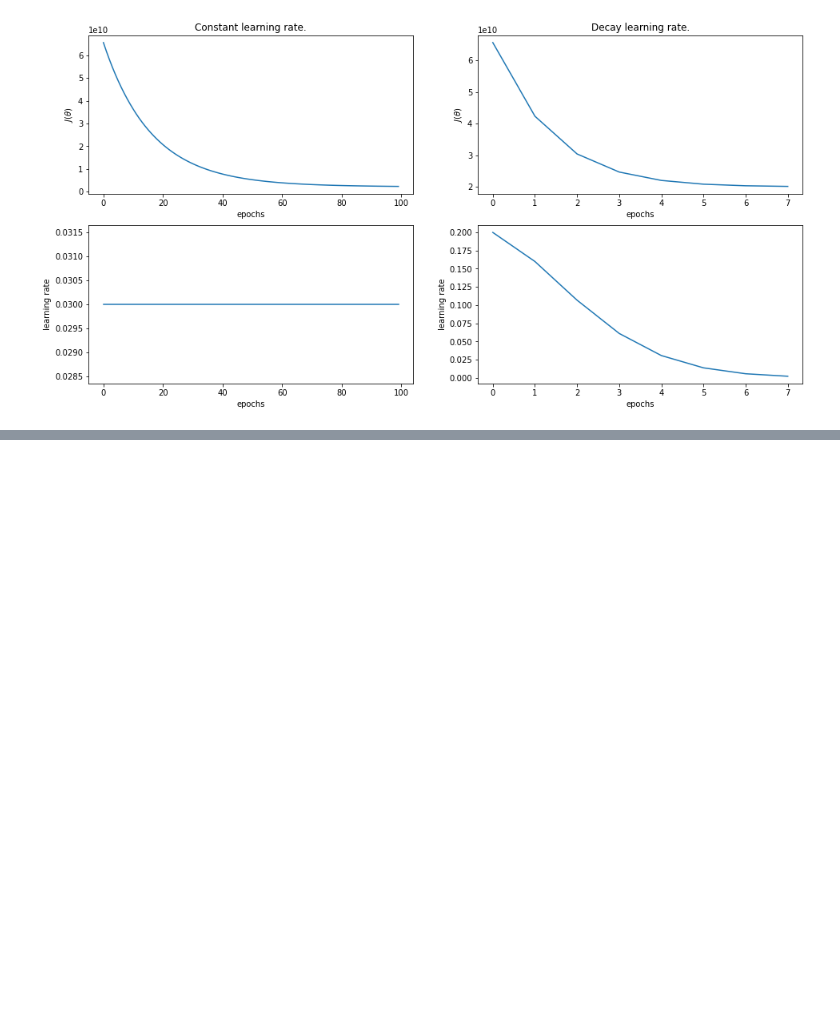
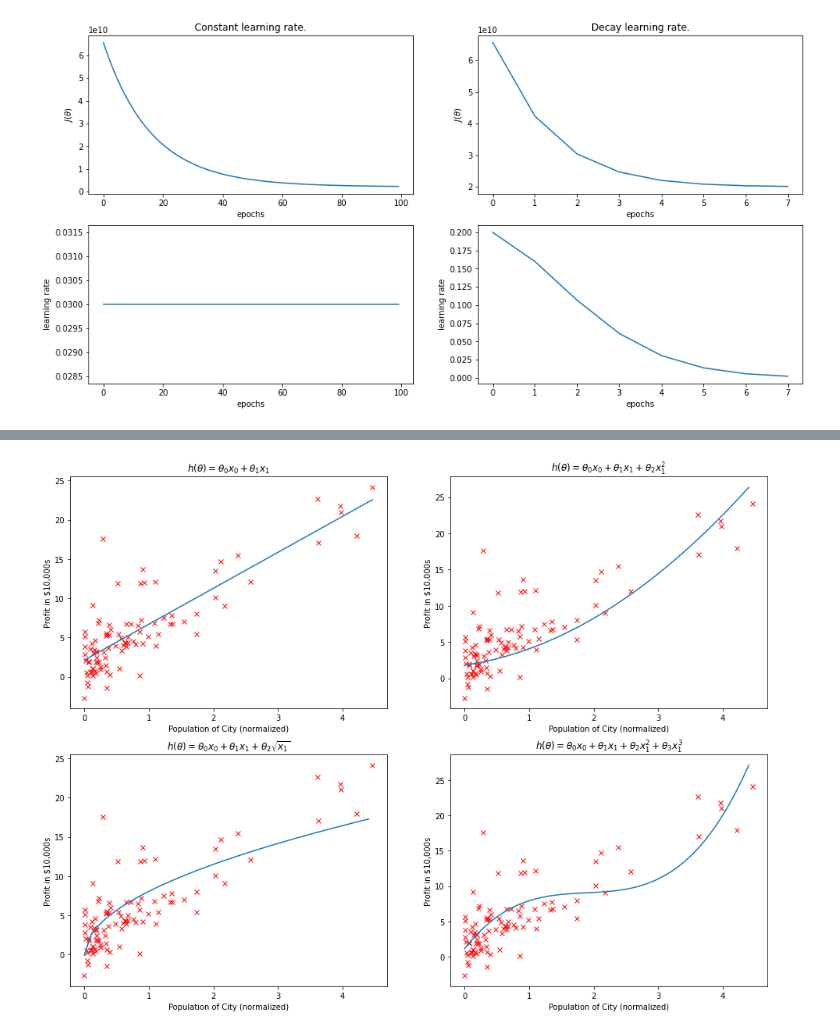
Before and after one commit to Michael-Wisniewski/machine-learning-algorithms, a Jupyter notebook: src/Linear regression algorithms.ipynb, the cells around one changed output, grey strips where cells are left out. Cells and saved outputs as stored; diff of their text form; code cells hidden in the pictures; blank space fills up the shorter version.

```diff
--- a/src/Machine learning algorithms.ipynb
+++ b/src/Linear regression algorithms.ipynb
@@ -606,0 +601,99 @@ plt.show()
+# %%
+import numpy as np
+from matplotlib import pyplot as plt
+
+# Columns: population of city, profit
+data = np.loadtxt('datasets/food_truck.csv', delimiter=',')
+
+m = data.shape[0]
+X = data[:, 0:1]
+y = data[:, 1:2]
+
+X, _, _ = feature_normalize(X)
+X = X + np.abs(np.min(X))
+
+plt.figure(figsize=(16, 12))
+
+# Linear function
+X_linear = np.hstack((np.ones((m, 1)), X[:, 0:1]))
+iterations = 800
+alpha = 0.01
+theta = np.array([[0], [0]])
+
+for _ in range(iterations):
+    theta = gradient_descent(X_linear, y, theta, alpha)
+
+plt.subplot(2, 2, 1)
+plt.title(r'$h(\theta)=\theta_0x_0 + \theta_1x_1$')
+plt.xlabel('Population of City (normalized)')
+plt.ylabel('Profit in $10,000s')
+plt.plot(X, y, 'xr')
+
+min_max = np.array([[np.min(X)], [np.max(X)]])
+min_max_with_x0 = np.hstack((np.ones((2,1)), min_max))
+pred = min_max_with_x0.dot(theta)
+plt.plot(min_max, pred)
+
+# Quadratic function
+X_quadratic = np.hstack((np.ones((X.shape[0], 1)), X, (X * X)))
+iterations = 80
+alpha = 0.01
+theta = np.array([[0], [0], [0]])
+
+for _ in range(iterations):
+    theta = gradient_descent(X_quadratic, y, theta, alpha)
+
+plt.subplot(2, 2, 2)
+plt.title(r'$h(\theta)=\theta_0x_0 + \theta_1x_1 + \theta_2x_1^2$')
+plt.xlabel('Population of City (normalized)')
+plt.ylabel('Profit in $10,000s')
+plt.plot(X, y, 'xr')
+
+min_max = np.arange(np.min(X), np.max(X), 0.1)[:, np.newaxis]
+min_max_with_x0 = np.hstack((np.ones((min_max.shape[0], 1)), min_max, (min_max*min_max)))
+pred = min_max_with_x0.dot(theta)
+plt.plot(min_max, pred)
+
+# Square root function
+X_square_root = np.hstack((np.ones((X.shape[0], 1)), X, np.sqrt(X)))
+iterations = 20
+alpha = 0.01
+theta = np.array([[0], [0], [8]])
+
+for _ in range(iterations):
+    theta = gradient_descent(X_square_root, y, theta, alpha)
+
+plt.subplot(2, 2, 3)
+plt.title(r'$h(\theta)=\theta_0x_0 + \theta_1x_1 + \theta_2\sqrt{x_1}$')
+plt.xlabel('Population of City (normalized)')
+plt.ylabel('Profit in $10,000s')
+plt.plot(X, y, 'xr')
+
+min_max = np.arange(np.min(X), np.max(X), 0.1)[:, np.newaxis]
+min_max_with_x0 = np.hstack((np.ones((min_max.shape[0], 1)), min_max, np.sqrt(min_max)))
+pred = min_max_with_x0.dot(theta)
+plt.plot(min_max, pred)
+
+# Polynomial function
+X_polynomial = np.hstack((np.ones((X.shape[0], 1)), X, (X * X), (X * X * X)))
+iterations = 3000
+alpha = 0.001
+theta = np.array([[1], [10], [-9], [2]])
+
+for _ in range(iterations):
+    theta = gradient_descent(X_polynomial, y, theta, alpha)
+
+plt.subplot(2, 2, 4)
+plt.title(r'$h(\theta)=\theta_0x_0 + \theta_1x_1 + \theta_2x_1^2 + \theta_3x_1^3$')
+plt.xlabel('Population of City (normalized)')
+plt.ylabel('Profit in $10,000s')
+plt.plot(X, y, 'xr')
+
+min_max = np.arange(np.min(X), np.max(X), 0.1)[:, np.newaxis]
+min_max_with_x0 = np.hstack((np.ones((min_max.shape[0], 1)), min_max, (min_max*min_max), (min_max*min_max*min_max)))
+pred = min_max_with_x0.dot(theta)
+plt.plot(min_max, pred)
+
+plt.show()
+# %% [output]
+[figure, added]
```
Also changed, not shown: parts of 5 cells of this notebook, 4 other files.
